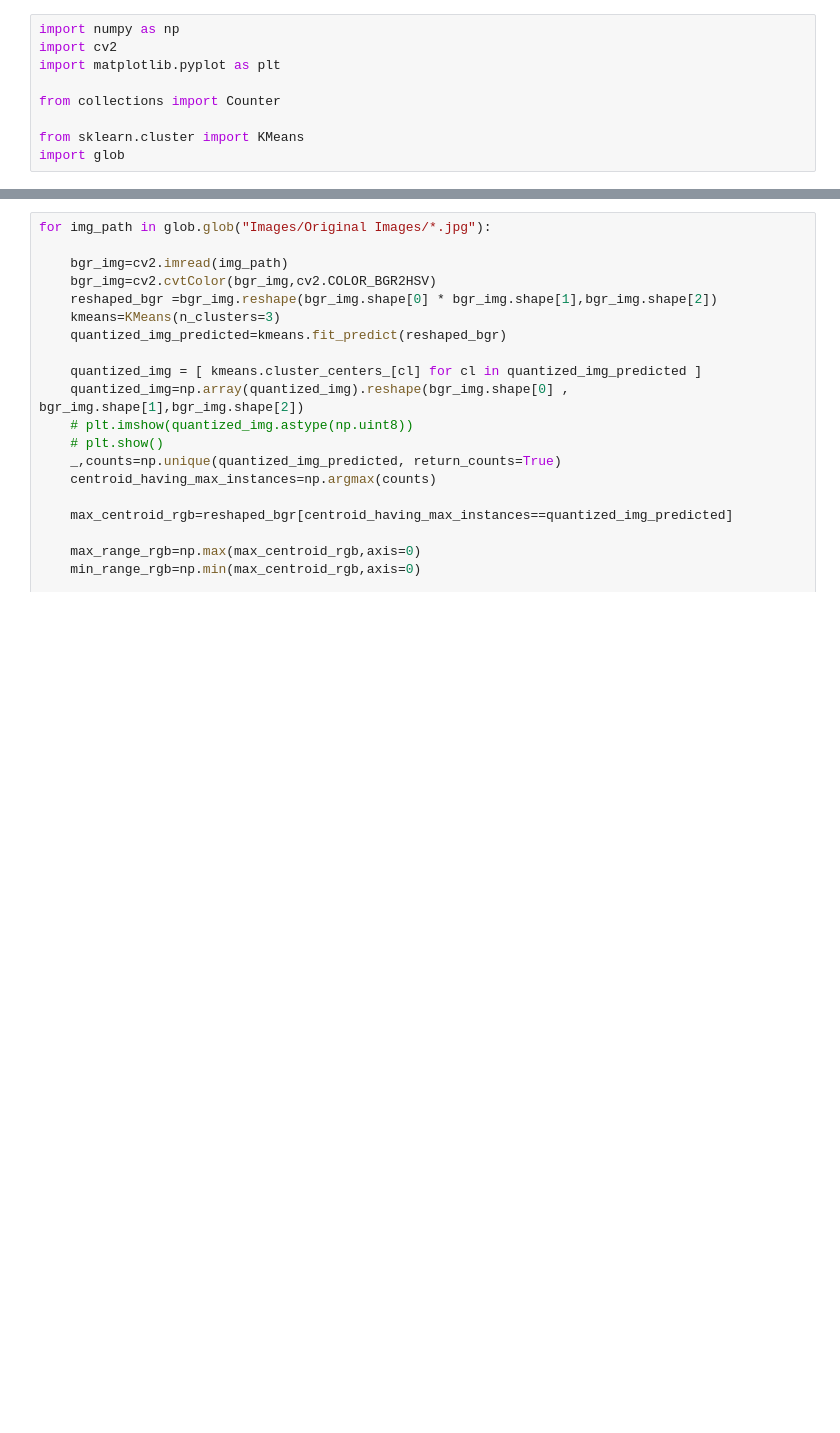
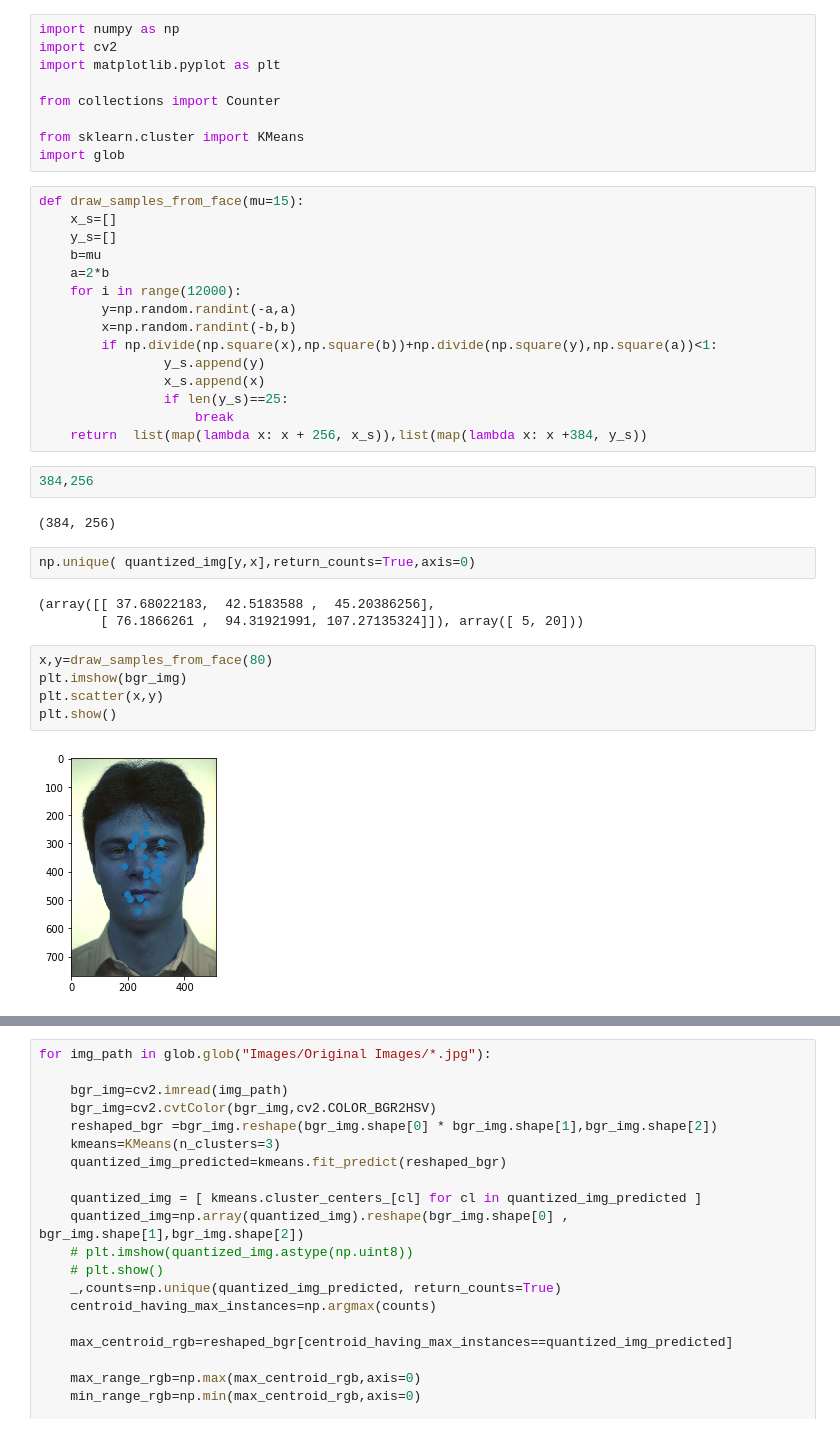
Before and after one commit to aliyesilkanat/Cmpe537, a Jupyter notebook: Task3.ipynb, the cells around one changed output, grey strips where cells are left out. Cells and saved outputs as stored; diff of their text form; blank space fills up the shorter version.

```diff
--- a/Task3.ipynb
+++ b/Task3.ipynb
@@ -7,3 +7,34 @@ from collections import Counter
 
 from sklearn.cluster import KMeans
 import glob
+# %%
+def draw_samples_from_face(mu=15):
+    x_s=[]
+    y_s=[]
+    b=mu
+    a=2*b
+    for i in range(12000):
+        y=np.random.randint(-a,a)
+        x=np.random.randint(-b,b)
+        if np.divide(np.square(x),np.square(b))+np.divide(np.square(y),np.square(a))<1:
+                y_s.append(y)
+                x_s.append(x)
+                if len(y_s)==25:
+                    break
+    return  list(map(lambda x: x + 256, x_s)),list(map(lambda x: x +384, y_s))
+# %%
+384,256
+# %% [output]
+(384, 256)
+# %%
+np.unique( quantized_img[y,x],return_counts=True,axis=0)
+# %% [output]
+(array([[ 37.68022183,  42.5183588 ,  45.20386256],
+        [ 76.1866261 ,  94.31921991, 107.27135324]]), array([ 5, 20]))
+# %%
+x,y=draw_samples_from_face(80)
+plt.imshow(bgr_img)
+plt.scatter(x,y)
+plt.show()
+# %% [output]
+[figure, added]
```
Also changed, not shown: parts of 9 cells of this notebook.
